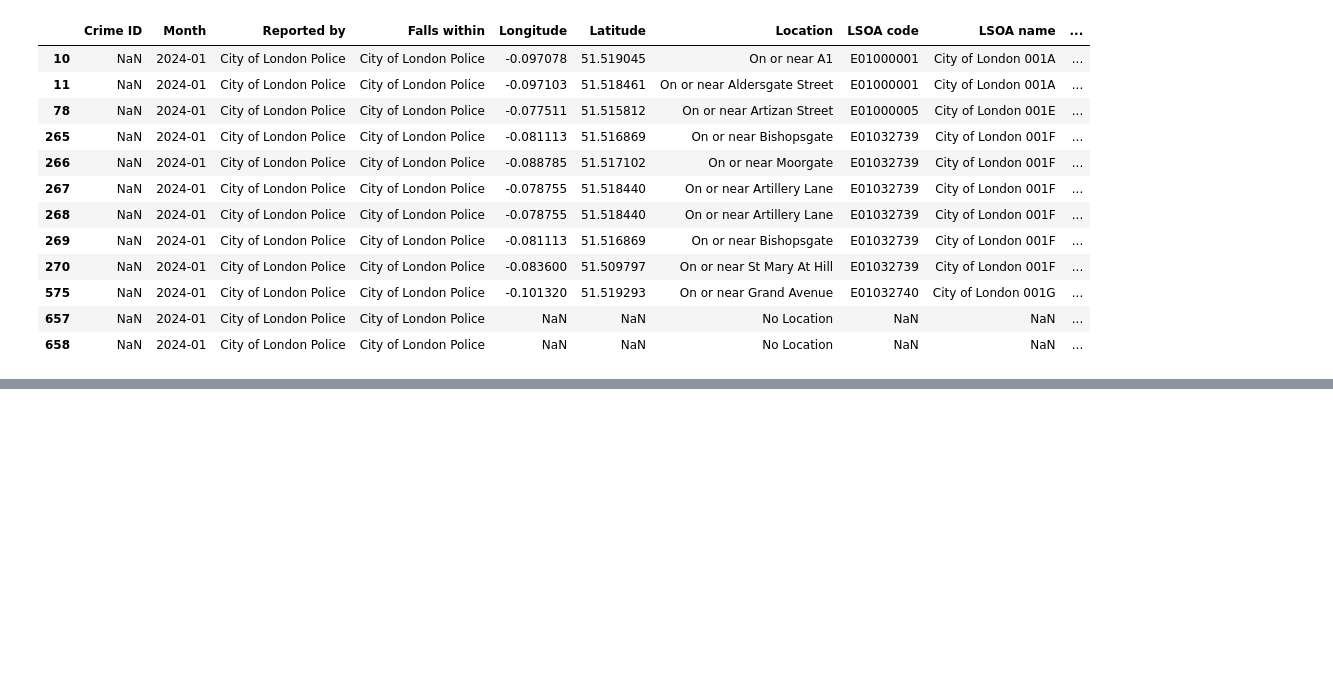
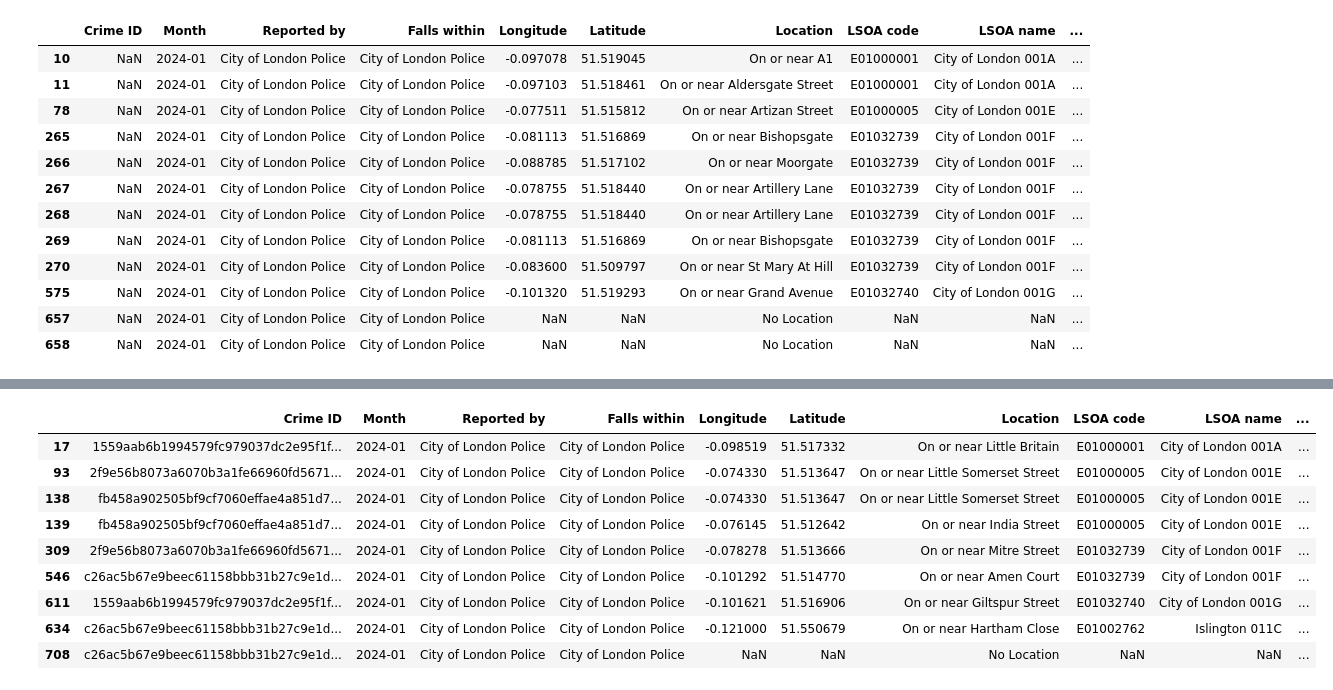
Before and after one commit to Melissa-Pasquali/Crime-Analysis-Project, a Jupyter notebook: notebooks/data_preprocessing.ipynb, the cells around one changed output, grey strips where cells are left out. Drawn from its saved outputs; the diff is of its cells as text; code cells hidden in the pictures; blank space fills up the shorter version.

Commit message:
Checking if Crime ID is unique identifer

```diff
--- a/notebooks/data_preprocessing.ipynb
+++ b/notebooks/data_preprocessing.ipynb
@@ -172,0 +202,18 @@ df[df['Last outcome category'].isnull()]
+# %%
+#checkig if where criem id is duplicated the crimes are different
+df[(df["Crime ID"] == "c26ac5b67e9beec61158bbb31b27c9e1d781dbbb2831b8c40e78fcac510b4ca7") | #for and
+   (df["Crime ID"] == "79861eceea90412afb05a870aa91c8708324400b51206eab95616cf3f7dad60") |
+    (df["Crime ID"] == "2f9e56b8073a6070b3a1fe66960fd56717afc415ba16ad1556be74d397df514f") |
+    (df["Crime ID"] == "1559aab6b1994579fc979037dc2e95f1f5e2381734d35b5034f649808f19da13") |
+    (df["Crime ID"] == "fb458a902505bf9cf7060effae4a851d73782dce102e5b4cf8a8dbe8ae3a577e")]
+# %% [output]
+|  | Crime ID | Month | Reported by | Falls within | Longitude | Latitude | Location | LSOA code | LSOA name | ... |
+| 17 | 1559aab6b1994579fc979037dc2e95f1f... | 2024-01 | City of London Police | City of London Police | -0.098519 | 51.517332 | On or near Little Britain | E01000001 | City of London 001A | ... |
+| 93 | 2f9e56b8073a6070b3a1fe66960fd5671... | 2024-01 | City of London Police | City of London Police | -0.074330 | 51.513647 | On or near Little Somerset Street | E01000005 | City of London 001E | ... |
+| 138 | fb458a902505bf9cf7060effae4a851d7... | 2024-01 | City of London Police | City of London Police | -0.074330 | 51.513647 | On or near Little Somerset Street | E01000005 | City of London 001E | ... |
+| 139 | fb458a902505bf9cf7060effae4a851d7... | 2024-01 | City of London Police | City of London Police | -0.076145 | 51.512642 | On or near India Street | E01000005 | City of London 001E | ... |
+| 309 | 2f9e56b8073a6070b3a1fe66960fd5671... | 2024-01 | City of London Police | City of London Police | -0.078278 | 51.513666 | On or near Mitre Street | E01032739 | City of London 001F | ... |
+| 546 | c26ac5b67e9beec61158bbb31b27c9e1d... | 2024-01 | City of London Police | City of London Police | -0.101292 | 51.514770 | On or near Amen Court | E01032739 | City of London 001F | ... |
+| 611 | 1559aab6b1994579fc979037dc2e95f1f... | 2024-01 | City of London Police | City of London Police | -0.101621 | 51.516906 | On or near Giltspur Street | E01032740 | City of London 001G | ... |
+| 634 | c26ac5b67e9beec61158bbb31b27c9e1d... | 2024-01 | City of London Police | City of London Police | -0.121000 | 51.550679 | On or near Hartham Close | E01002762 | Islington 011C | ... |
+| 708 | c26ac5b67e9beec61158bbb31b27c9e1d... | 2024-01 | City of London Police | City of London Police | NaN | NaN | No Location | NaN | NaN | ... |
```
Also changed, not shown: parts of 2 cells of this notebook.
